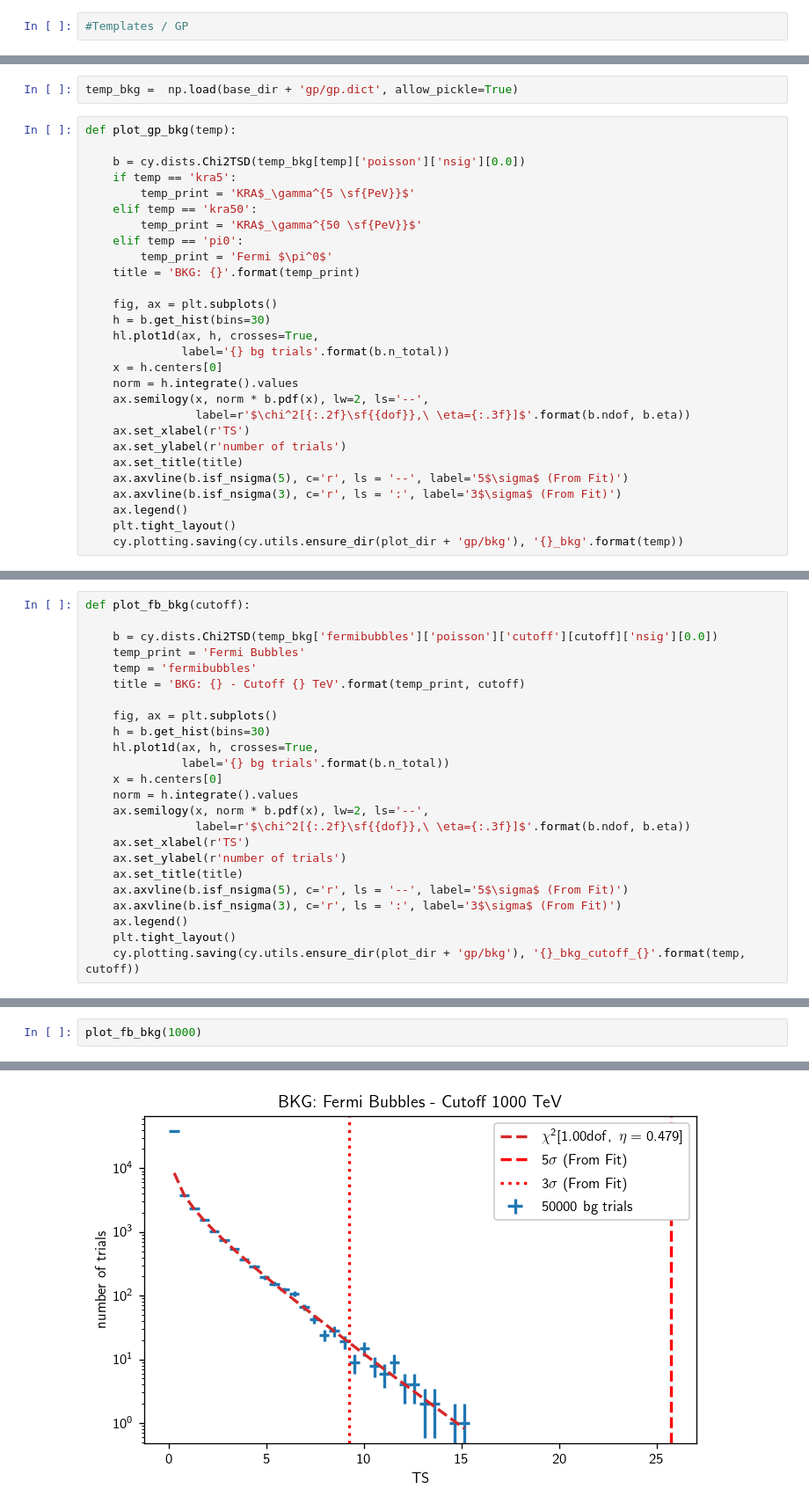
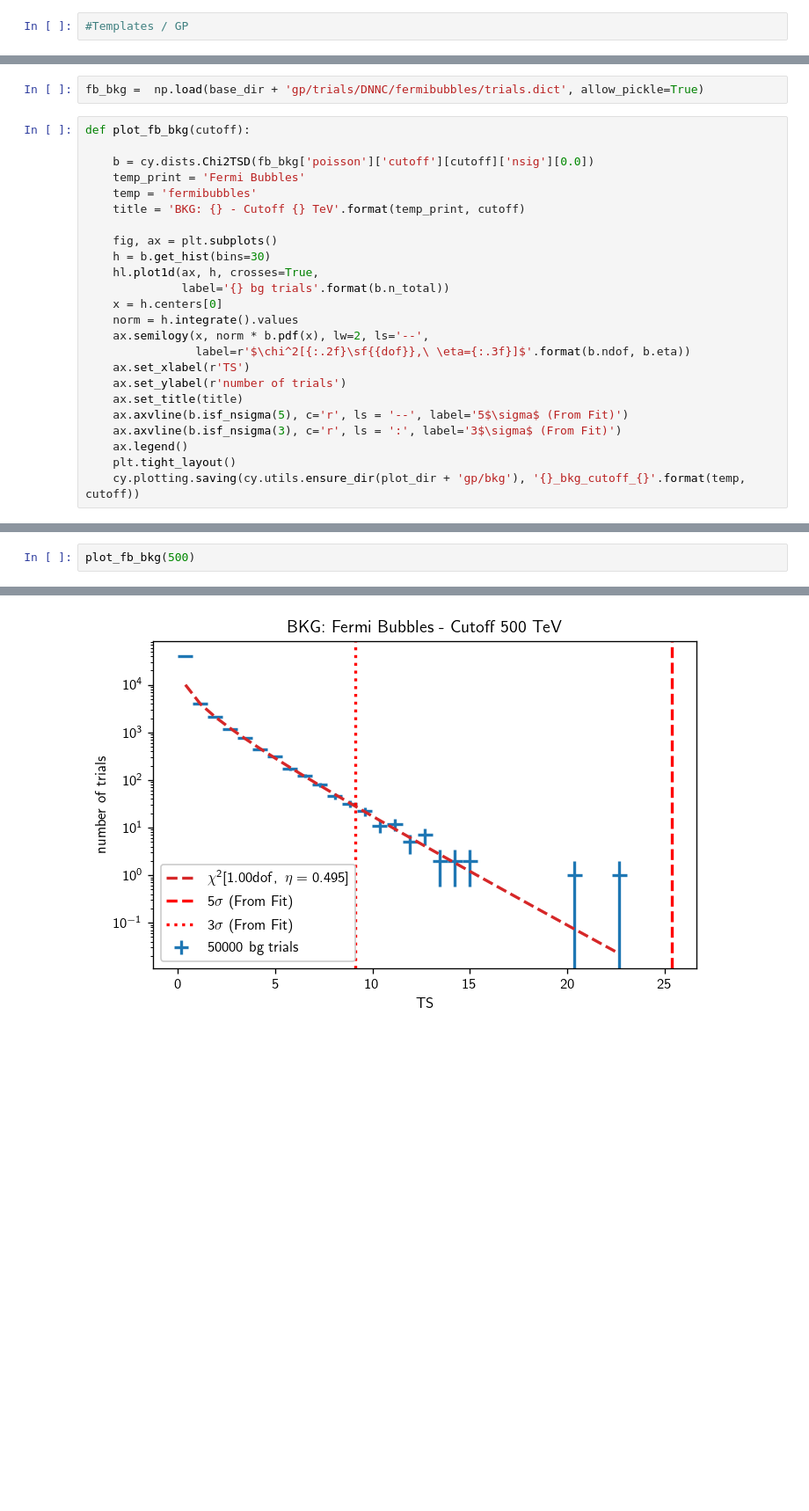
Before and after one commit to ssclafani949/DNNCascade, a Jupyter notebook: plotting/bkg_plots.ipynb, the cells around one changed output, grey strips where cells are left out. Shown at 88% size. Drawn from its saved outputs; the diff is of its cells as text; blank space fills up the shorter version.

Commit message:
Update bkg_plots notebook

```diff
--- a/plotting/bkg_plots.ipynb
+++ b/plotting/bkg_plots.ipynb
@@ -92,16 +147,12 @@ plot_stacking_bkg('unid')
 # %%
-temp_bkg =  np.load(base_dir + 'gp/gp.dict', allow_pickle=True)
+fb_bkg =  np.load(base_dir + 'gp/trials/DNNC/fermibubbles/trials.dict', allow_pickle=True)
 # %%
-def plot_gp_bkg(temp):
+def plot_fb_bkg(cutoff):
 
-    b = cy.dists.Chi2TSD(temp_bkg[temp]['poisson']['nsig'][0.0])
-    if temp == 'kra5':
-        temp_print = 'KRA$_\gamma^{5 \sf{PeV}}$'
-    elif temp == 'kra50':
-        temp_print = 'KRA$_\gamma^{50 \sf{PeV}}$'
-    elif temp == 'pi0':
-        temp_print = 'Fermi $\pi^0$'
-    title = 'BKG: {}'.format(temp_print)
+    b = cy.dists.Chi2TSD(fb_bkg['poisson']['cutoff'][cutoff]['nsig'][0.0])
+    temp_print = 'Fermi Bubbles'
+    temp = 'fermibubbles'
+    title = 'BKG: {} - Cutoff {} TeV'.format(temp_print, cutoff)
 
     fig, ax = plt.subplots()
     h = b.get_hist(bins=30)
@@ -118,4 +169,4 @@ def plot_gp_bkg(temp):
     ax.axvline(b.isf_nsigma(3), c='r', ls = ':', label='3$\sigma$ (From Fit)')
     ax.legend()
     plt.tight_layout()
-    cy.plotting.saving(cy.utils.ensure_dir(plot_dir + 'gp/bkg'), '{}_bkg'.format(temp))
+    cy.plotting.saving(cy.utils.ensure_dir(plot_dir + 'gp/bkg'), '{}_bkg_cutoff_{}'.format(temp, cutoff))
@@ -137,27 +173,3 @@ plot_gp_bkg('pi0')
-# %%
-def plot_fb_bkg(cutoff):
-
-    b = cy.dists.Chi2TSD(temp_bkg['fermibubbles']['poisson']['cutoff'][cutoff]['nsig'][0.0])
-    temp_print = 'Fermi Bubbles'
-    temp = 'fermibubbles'
-    title = 'BKG: {} - Cutoff {} TeV'.format(temp_print, cutoff)
-
-    fig, ax = plt.subplots()
-    h = b.get_hist(bins=30)
-    hl.plot1d(ax, h, crosses=True,
-              label='{} bg trials'.format(b.n_total))
-    x = h.centers[0]
-    norm = h.integrate().values
-    ax.semilogy(x, norm * b.pdf(x), lw=2, ls='--',
-                label=r'$\chi^2[{:.2f}\sf{{dof}},\ \eta={:.3f}]$'.format(b.ndof, b.eta))
-    ax.set_xlabel(r'TS')
-    ax.set_ylabel(r'number of trials')
-    ax.set_title(title)
-    ax.axvline(b.isf_nsigma(5), c='r', ls = '--', label='5$\sigma$ (From Fit)')
-    ax.axvline(b.isf_nsigma(3), c='r', ls = ':', label='3$\sigma$ (From Fit)')
-    ax.legend()
-    plt.tight_layout()
-    cy.plotting.saving(cy.utils.ensure_dir(plot_dir + 'gp/bkg'), '{}_bkg_cutoff_{}'.format(temp, cutoff))
 # %%
 plot_fb_bkg(np.inf)
 # %% [output]
@@ -176,3 +188,3 @@ plot_fb_bkg(50)
 # %%
-plot_fb_bkg(1000)
+plot_fb_bkg(500)
 # %% [output]
@@ -180 +192 @@ plot_fb_bkg(1000)
-[figure, old version]
+[figure, new version]
```
Also changed, not shown: parts of 19 cells of this notebook.
